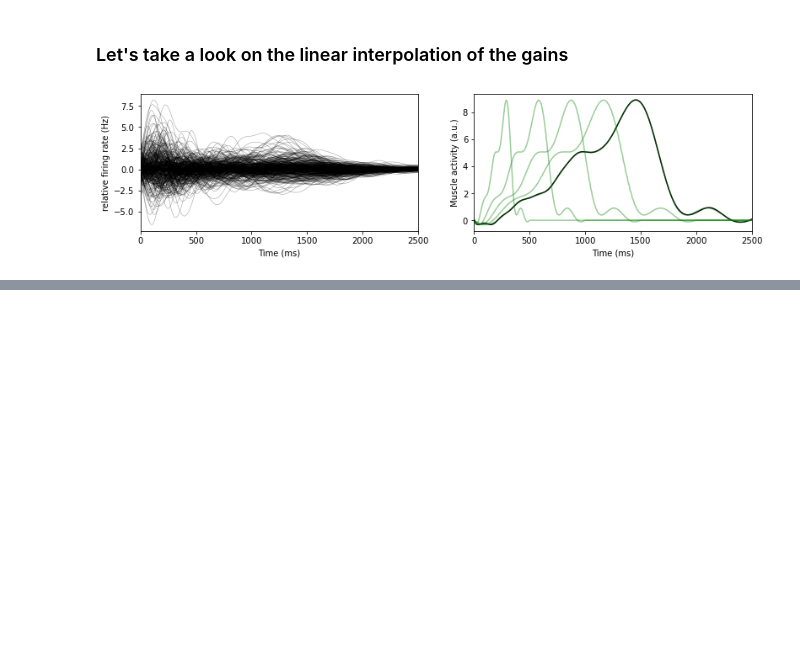
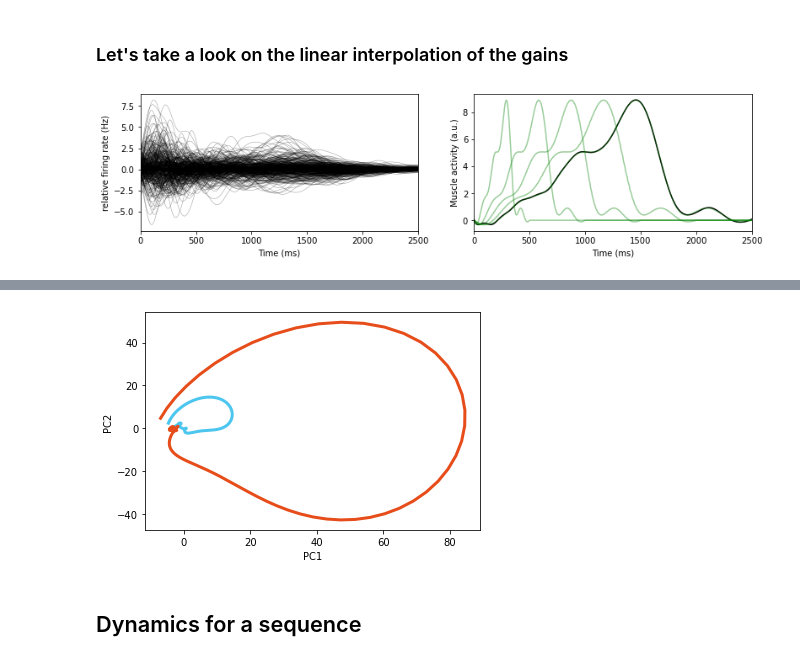
Before and after one commit to juansebastiancalderongarcia/Motor-control-for-speed-transition, a Jupyter notebook: Back-propagation for motor control among different speeds.ipynb, the cells around one changed output, grey strips where cells are left out. Saved outputs shown, nothing was run; the diff lists cells and outputs as text; code cells hidden in the pictures; blank space fills up the shorter version.

```diff
--- a/Back-propagation for motor control among different speeds.ipynb
+++ b/Back-propagation for motor control among different speeds.ipynb
@@ -398,0 +463,29 @@ f6.show()
+# %%
+%matplotlib inline
+#----------------------------------------------------------------
+#PCA ANALYSIS 2D
+#----------------------------------------------------------------
+pca_2d = PCA(n_components = 2)
+
+neural_slow = f_RNN_slow
+neural_fast = f_RNN_fast
+
+data = np.vstack((neural_slow,neural_fast))
+
+pca_data = StandardScaler().fit_transform(data) #Standardize data
+
+pc = pca_2d.fit_transform(pca_data)
+
+f7 = plt.figure(7)
+plt.plot(pc[:500,0],pc[:500,1],
+         color = (red_t0, green_t0, blue_t0), linewidth=3)
+plt.plot(pc[500:,0],pc[500:,1],
+         color = (red_tf, green_tf, blue_tf), linewidth=3)
+plt.xlabel('PC1')
+plt.ylabel('PC2')
+
+f7.show()
+# %% [output]
+[figure, added]
+# %% [markdown]
+## Dynamics for a sequence
```
Also changed, not shown: parts of 16 cells of this notebook.
